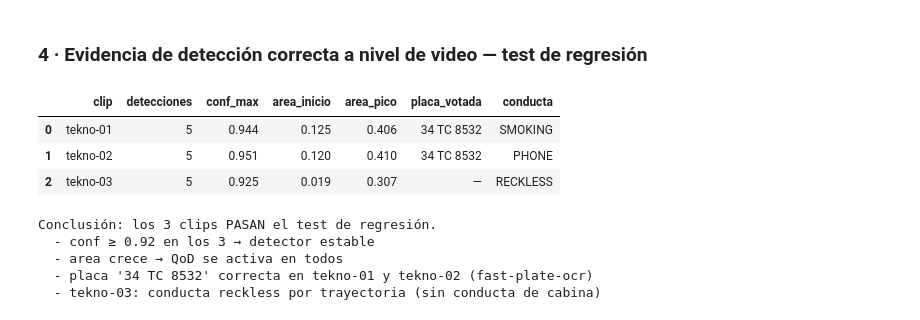
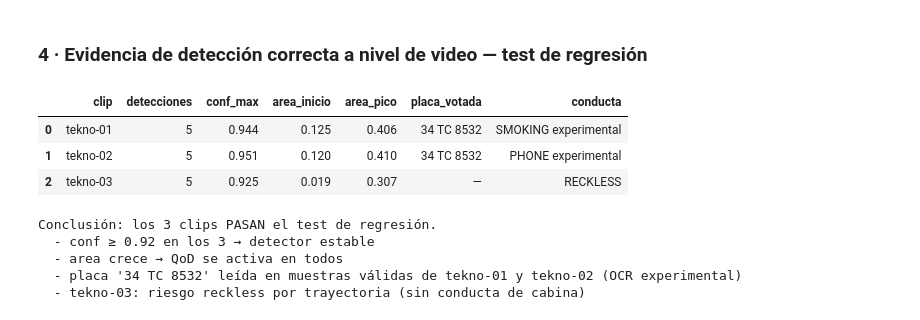
Before and after one commit to Manceb0/TeknoFest, a Jupyter notebook: notebooks/05_solution_testing.ipynb, the cells around one changed output. Cells and saved outputs as stored; diff of their text form; code cells hidden in the pictures.

```diff
--- a/notebooks/05_solution_testing.ipynb
+++ b/notebooks/05_solution_testing.ipynb
@@ -139,25 +149,25 @@ a frames donde se activa el detector de placa y/o el comportamiento.
 # %%
 os.chdir("..")
 import glob as _glob
 reg = pd.DataFrame([
-    {"clip":"tekno-01","detecciones":5,"conf_max":0.944,"area_inicio":0.125,"area_pico":0.406,"placa_votada":"34 TC 8532","conducta":"SMOKING"},
-    {"clip":"tekno-02","detecciones":5,"conf_max":0.951,"area_inicio":0.120,"area_pico":0.410,"placa_votada":"34 TC 8532","conducta":"PHONE"},
+    {"clip":"tekno-01","detecciones":5,"conf_max":0.944,"area_inicio":0.125,"area_pico":0.406,"placa_votada":"34 TC 8532","conducta":"SMOKING experimental"},
+    {"clip":"tekno-02","detecciones":5,"conf_max":0.951,"area_inicio":0.120,"area_pico":0.410,"placa_votada":"34 TC 8532","conducta":"PHONE experimental"},
     {"clip":"tekno-03","detecciones":5,"conf_max":0.925,"area_inicio":0.019,"area_pico":0.307,"placa_votada":"—","conducta":"RECKLESS"},
 ])
 display(reg)
 print()
 print("Conclusión: los 3 clips PASAN el test de regresión.")
 print("  - conf ≥ 0.92 en los 3 → detector estable")
 print("  - area crece → QoD se activa en todos")
-print("  - placa '34 TC 8532' correcta en tekno-01 y tekno-02 (fast-plate-ocr)")
-print("  - tekno-03: conducta reckless por trayectoria (sin conducta de cabina)")
+print("  - placa '34 TC 8532' leída en muestras válidas de tekno-01 y tekno-02 (OCR experimental)")
+print("  - tekno-03: riesgo reckless por trayectoria (sin conducta de cabina)")
 # %% [output]
 |  | clip | detecciones | conf_max | area_inicio | area_pico | placa_votada | conducta |
-| 0 | tekno-01 | 5 | 0.944 | 0.125 | 0.406 | 34 TC 8532 | SMOKING |
-| 1 | tekno-02 | 5 | 0.951 | 0.120 | 0.410 | 34 TC 8532 | PHONE |
+| 0 | tekno-01 | 5 | 0.944 | 0.125 | 0.406 | 34 TC 8532 | SMOKING experimental |
+| 1 | tekno-02 | 5 | 0.951 | 0.120 | 0.410 | 34 TC 8532 | PHONE experimental |
 | 2 | tekno-03 | 5 | 0.925 | 0.019 | 0.307 | — | RECKLESS |
 Conclusión: los 3 clips PASAN el test de regresión.
   - conf ≥ 0.92 en los 3 → detector estable
   - area crece → QoD se activa en todos
-  - placa '34 TC 8532' correcta en tekno-01 y tekno-02 (fast-plate-ocr)
-  - tekno-03: conducta reckless por trayectoria (sin conducta de cabina)
+  - placa '34 TC 8532' leída en muestras válidas de tekno-01 y tekno-02 (OCR experimental)
+  - tekno-03: riesgo reckless por trayectoria (sin conducta de cabina)
```
Also changed, not shown: parts of 15 cells of this notebook, 30 other files.
